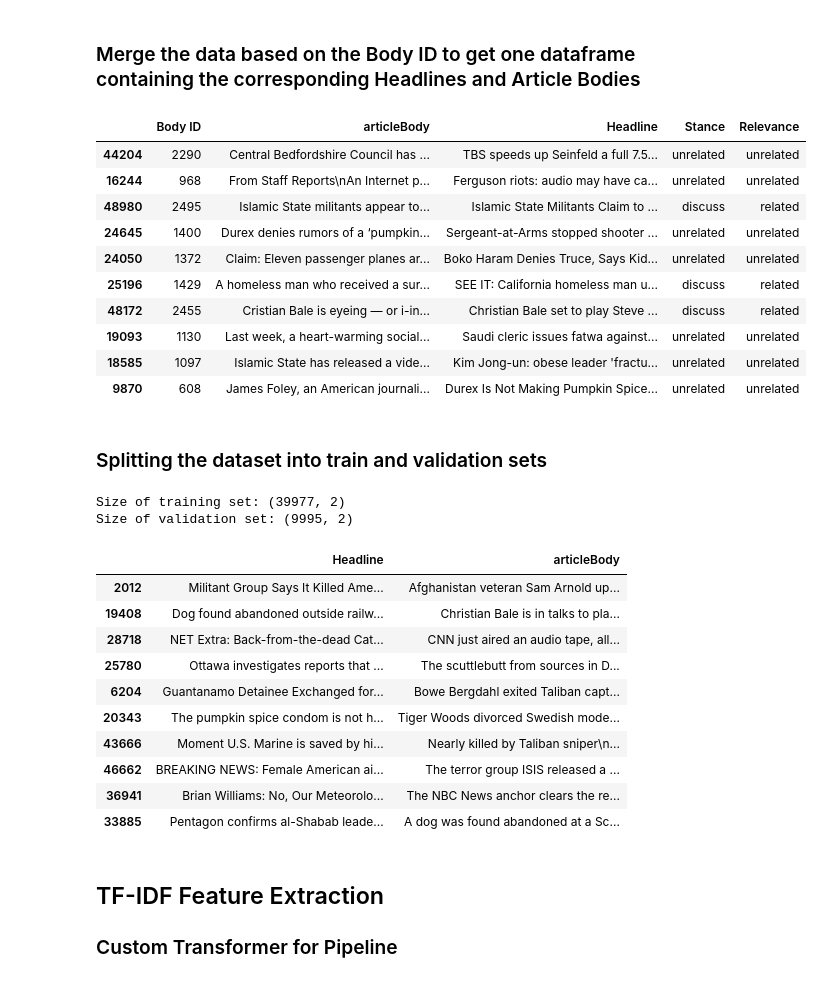
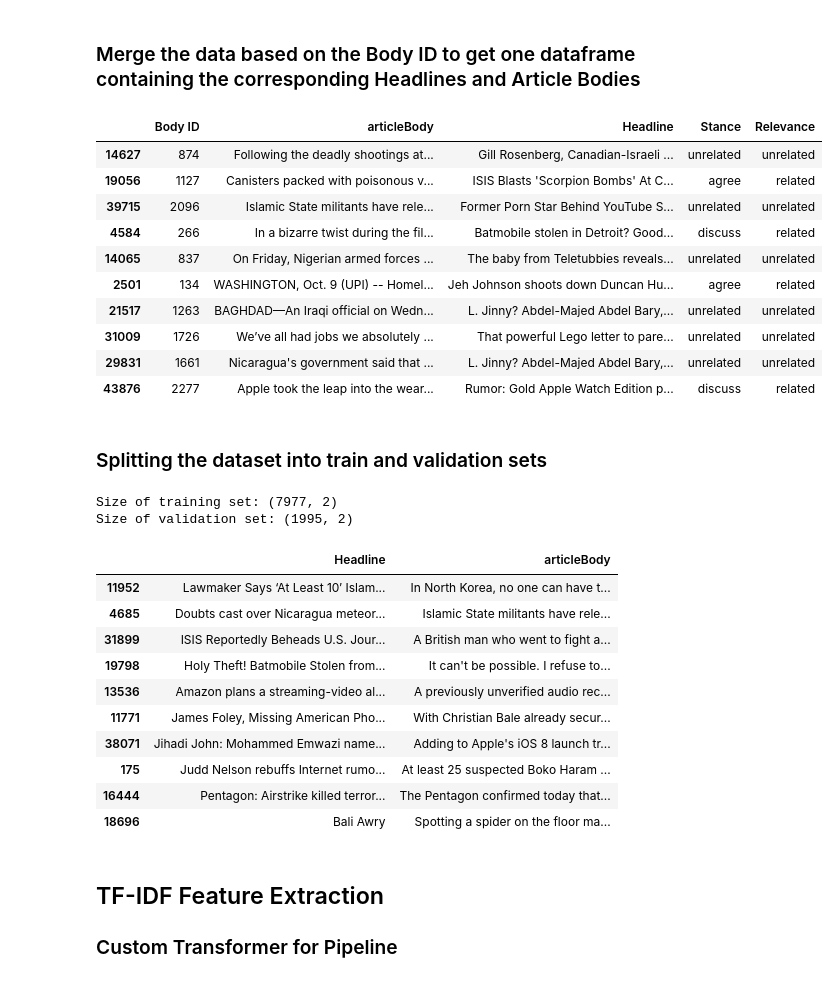
Before and after one commit to FaiZaman/Fake-News-Detection-with-Natural-Language-Processing, a Jupyter notebook: Fake_News_Challenge_Classifier.ipynb, the cells around one changed output. Drawn from its saved outputs; the diff is of its cells as text; code cells hidden in the pictures.

Commit message:
Ran cells properly for clear output

```diff
--- a/Fake_News_Challenge_Classifier.ipynb
+++ b/Fake_News_Challenge_Classifier.ipynb
@@ -51,26 +51,26 @@ body_data.sample(10)
 # %%
 total_data = pd.merge(body_data, stance_data, on='Body ID')
 
 # randomly drop rows to improve performance on SVM
-remove_n = 0
+remove_n = 40000
 drop_indices = np.random.choice(total_data.index, remove_n, replace=False)
 total_data = total_data.drop(drop_indices)
 
 # add relevance column
 total_data['Relevance'] = np.where(total_data['Stance'] == 'unrelated', 'unrelated', 'related')
 total_data.sample(10)
 # %% [output]
 |  | Body ID | articleBody | Headline | Stance | Relevance |
-| 44204 | 2290 | Central Bedfordshire Council has ... | TBS speeds up Seinfeld a full 7.5... | unrelated | unrelated |
-| 16244 | 968 | From Staff Reports\nAn Internet p... | Ferguson riots: audio may have ca... | unrelated | unrelated |
-| 48980 | 2495 | Islamic State militants appear to... | Islamic State Militants Claim to ... | discuss | related |
-| 24645 | 1400 | Durex denies rumors of a ‘pumpkin... | Sergeant-at-Arms stopped shooter ... | unrelated | unrelated |
-| 24050 | 1372 | Claim: Eleven passenger planes ar... | Boko Haram Denies Truce, Says Kid... | unrelated | unrelated |
-| 25196 | 1429 | A homeless man who received a sur... | SEE IT: California homeless man u... | discuss | related |
-| 48172 | 2455 | Cristian Bale is eyeing — or i-in... | Christian Bale set to play Steve ... | discuss | related |
-| 19093 | 1130 | Last week, a heart-warming social... | Saudi cleric issues fatwa against... | unrelated | unrelated |
-| 18585 | 1097 | Islamic State has released a vide... | Kim Jong-un: obese leader 'fractu... | unrelated | unrelated |
-| 9870 | 608 | James Foley, an American journali... | Durex Is Not Making Pumpkin Spice... | unrelated | unrelated |
+| 14627 | 874 | Following the deadly shootings at... | Gill Rosenberg, Canadian-Israeli ... | unrelated | unrelated |
+| 19056 | 1127 | Canisters packed with poisonous v... | ISIS Blasts 'Scorpion Bombs' At C... | agree | related |
+| 39715 | 2096 | Islamic State militants have rele... | Former Porn Star Behind YouTube S... | unrelated | unrelated |
+| 4584 | 266 | In a bizarre twist during the fil... | Batmobile stolen in Detroit? Good... | discuss | related |
+| 14065 | 837 | On Friday, Nigerian armed forces ... | The baby from Teletubbies reveals... | unrelated | unrelated |
+| 2501 | 134 | WASHINGTON, Oct. 9 (UPI) -- Homel... | Jeh Johnson shoots down Duncan Hu... | agree | related |
+| 21517 | 1263 | BAGHDAD—An Iraqi official on Wedn... | L. Jinny? Abdel-Majed Abdel Bary,... | unrelated | unrelated |
+| 31009 | 1726 | We’ve all had jobs we absolutely ... | That powerful Lego letter to pare... | unrelated | unrelated |
+| 29831 | 1661 | Nicaragua's government said that ... | L. Jinny? Abdel-Majed Abdel Bary,... | unrelated | unrelated |
+| 43876 | 2277 | Apple took the leap into the wear... | Rumor: Gold Apple Watch Edition p... | discuss | related |
 # %% [markdown]
 ### Splitting the dataset into train and validation sets
 # %%
@@ -84,19 +84,19 @@ print('Size of validation set:', X_val.shape)
 
 X_train.sample(10)
 # %% [output]
-Size of training set: (39977, 2)
-Size of validation set: (9995, 2)
+Size of training set: (7977, 2)
+Size of validation set: (1995, 2)
 |  | Headline | articleBody |
-| 2012 | Militant Group Says It Killed Ame... | Afghanistan veteran Sam Arnold up... |
-| 19408 | Dog found abandoned outside railw... | Christian Bale is in talks to pla... |
-| 28718 | NET Extra: Back-from-the-dead Cat... | CNN just aired an audio tape, all... |
-| 25780 | Ottawa investigates reports that ... | The scuttlebutt from sources in D... |
-| 6204 | Guantanamo Detainee Exchanged for... | Bowe Bergdahl exited Taliban capt... |
-| 20343 | The pumpkin spice condom is not h... | Tiger Woods divorced Swedish mode... |
-| 43666 | Moment U.S. Marine is saved by hi... | Nearly killed by Taliban sniper\n... |
-| 46662 | BREAKING NEWS: Female American ai... | The terror group ISIS released a ... |
-| 36941 | Brian Williams: No, Our Meteorolo... | The NBC News anchor clears the re... |
-| 33885 | Pentagon confirms al-Shabab leade... | A dog was found abandoned at a Sc... |
+| 11952 | Lawmaker Says ‘At Least 10′ Islam... | In North Korea, no one can have t... |
+| 4685 | Doubts cast over Nicaragua meteor... | Islamic State militants have rele... |
+| 31899 | ISIS Reportedly Beheads U.S. Jour... | A British man who went to fight a... |
+| 19798 | Holy Theft! Batmobile Stolen from... | It can't be possible. I refuse to... |
+| 13536 | Amazon plans a streaming-video al... | A previously unverified audio rec... |
+| 11771 | James Foley, Missing American Pho... | With Christian Bale already secur... |
+| 38071 | Jihadi John: Mohammed Emwazi name... | Adding to Apple's iOS 8 launch tr... |
+| 175 | Judd Nelson rebuffs Internet rumo... | At least 25 suspected Boko Haram ... |
+| 16444 | Pentagon: Airstrike killed terror... | The Pentagon confirmed today that... |
+| 18696 | Bali Awry | Spotting a spider on the floor ma... |
 # %% [markdown]
 ## TF-IDF Feature Extraction
 ### Custom Transformer for Pipeline
```
Also changed, not shown: parts of 6 cells of this notebook.
